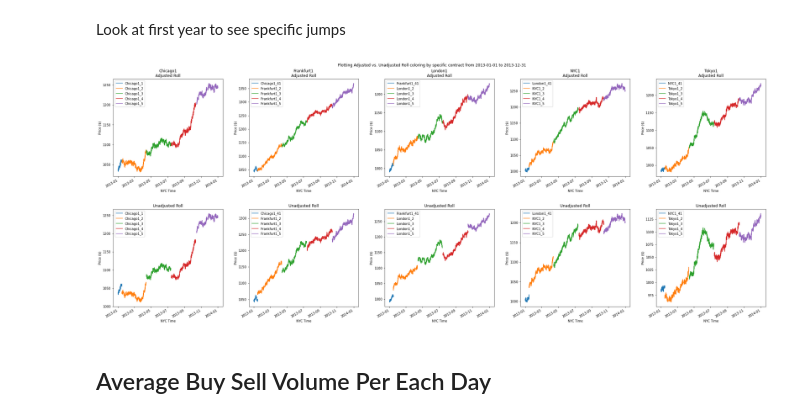
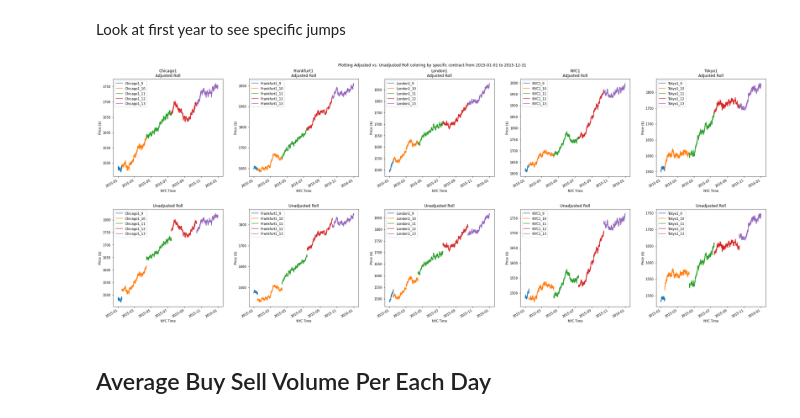
Before and after one commit to diegodalvarez/SyntheticFuturesAnalysis, a Jupyter notebook: notebook/Analysis.ipynb, the cells around one changed output. Cells and saved outputs as stored; diff of their text form; code cells hidden in the pictures.

```diff
--- a/notebook/Analysis.ipynb
+++ b/notebook/Analysis.ipynb
@@ -238,7 +240,7 @@ def _zero_out_roll(df: pd.DataFrame) -> pd.DataFrame:
 
 def _get_first(df: pd.DataFrame) -> pd.DataFrame: return(df.query("nyc_time == nyc_time.min()"))
 
-def _get_roll_adjusted(df: pd.DataFrame) -> pd.DataFrame:
+def _get_roll_adjusted_close(df: pd.DataFrame) -> pd.DataFrame:
 
     df_rtn_hour = (df[
         ["contract_name", "nyc_time", "close_price"]].
@@ -294,16 +296,16 @@ def _get_roll_adjusted(df: pd.DataFrame) -> pd.DataFrame:
 
     return df_roll_adj
 
-def get_roll_adjusted(df: pd.DataFrame) -> pd.DataFrame:
+def get_roll_adjusted_close(df: pd.DataFrame) -> pd.DataFrame:
 
     return(df.groupby([
         "contract_name"]).
-        apply(_get_roll_adjusted).
+        apply(_get_roll_adjusted_close).
         reset_index(drop = True))
 
-def plot_roll_adjusted(df: pd.DataFrame, figssize: tuple = (30,6)):
+def plot_roll_adjusted_close(df: pd.DataFrame, figssize: tuple = (30,6)):
 
-    df_roll_adj = get_roll_adjusted(df_price)
+    df_roll_adj = get_roll_adjusted_close(df_price)
     contracts = df_roll_adj.contract_name.drop_duplicates().to_list()
     fig, axes = plt.subplots(ncols = len(contracts), figsize = figssize)
 
@@ -321,15 +323,15 @@ def plot_roll_adjusted(df: pd.DataFrame, figssize: tuple = (30,6)):
                 ylabel = "Price ($)",
                 xlabel = "NYC Time"))
 
-    fig.suptitle("Plotting Roll Adjusted vs. Roll Unadjusted Price from {} to {}".format(
+    fig.suptitle("Plotting Roll Adjusted vs. Roll Unadjusted Close Price from {} to {}".format(
         df_roll_adj.nyc_time.min().date(),
         df_roll_adj.nyc_time.max().date()))
 
     plt.tight_layout(pad = 3)
     plt.show()
 # %%
-plot_roll_adjusted(df_price)
-df_roll_adj = get_roll_adjusted(df_price)
+plot_roll_adjusted_close(df_price)
+df_roll_adj = get_roll_adjusted_close(df_price)
 # %% [output]
 [figure]
 # %% [markdown]
@@ -365,34 +367,34 @@ def plot_specific_roll(df_roll_adj: pd.DataFrame, year: int):
                 drop(columns = ["contract"]).
                 set_index("nyc_time"))
 
             (df_spef_contract[
                 ["adj"]].
                 rename(columns = {"adj": spef_contract}).
                 plot(
                     ax = axes[0,i],
                     title = "{}\nAdjusted Roll".format(contract),
                     xlabel = "NYC Time",
                     ylabel = "Price ($)"))
 
             (df_spef_contract[
                 ["unadj"]].
                 rename(columns = {"unadj": spef_contract}).
                 plot(
                     ax = axes[1,i],
                     title = "Unadjusted Roll",
                     xlabel = "NYC Time",
                     ylabel = "Price ($)"))
 
 
     fig.suptitle("Plotting Adjusted vs. Unadjusted Roll coloring by specific contract from {} to {}".format(
         df_roll_contract_name.nyc_time.min().date(),
         df_roll_contract_name.nyc_time.max().date()))
 
     plt.tight_layout(pad = 3.5)
     plt.show()
 
-plot_specific_roll(df_roll_adj, 2013)
+plot_specific_roll(df_roll_adj, 2015)
 # %% [output]
-[figure, old version]
+[figure, new version]
 # %% [markdown]
 ## Average Buy Sell Volume Per Each Day
```
Also changed, not shown: parts of 18 cells of this notebook, 3 other files.
